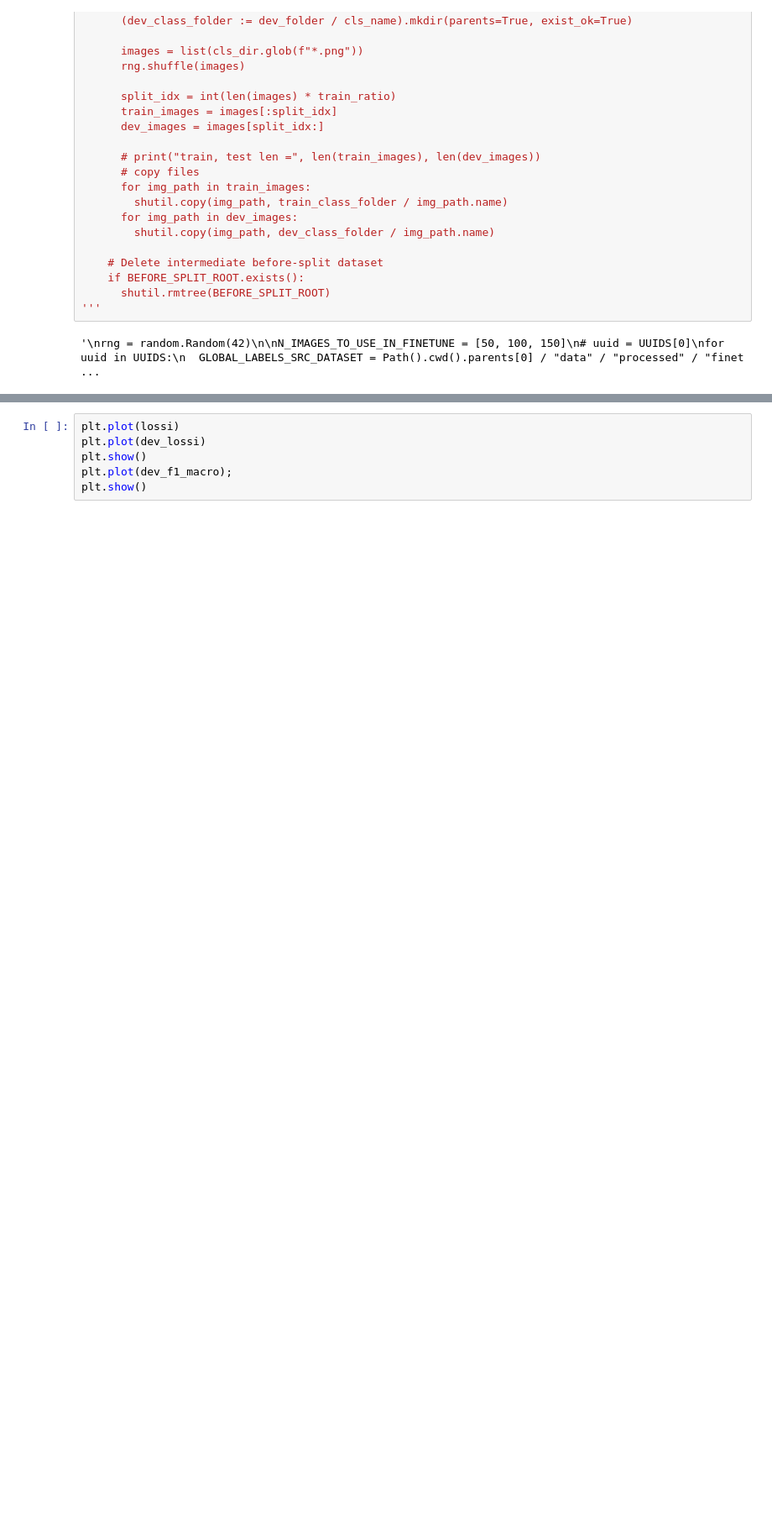
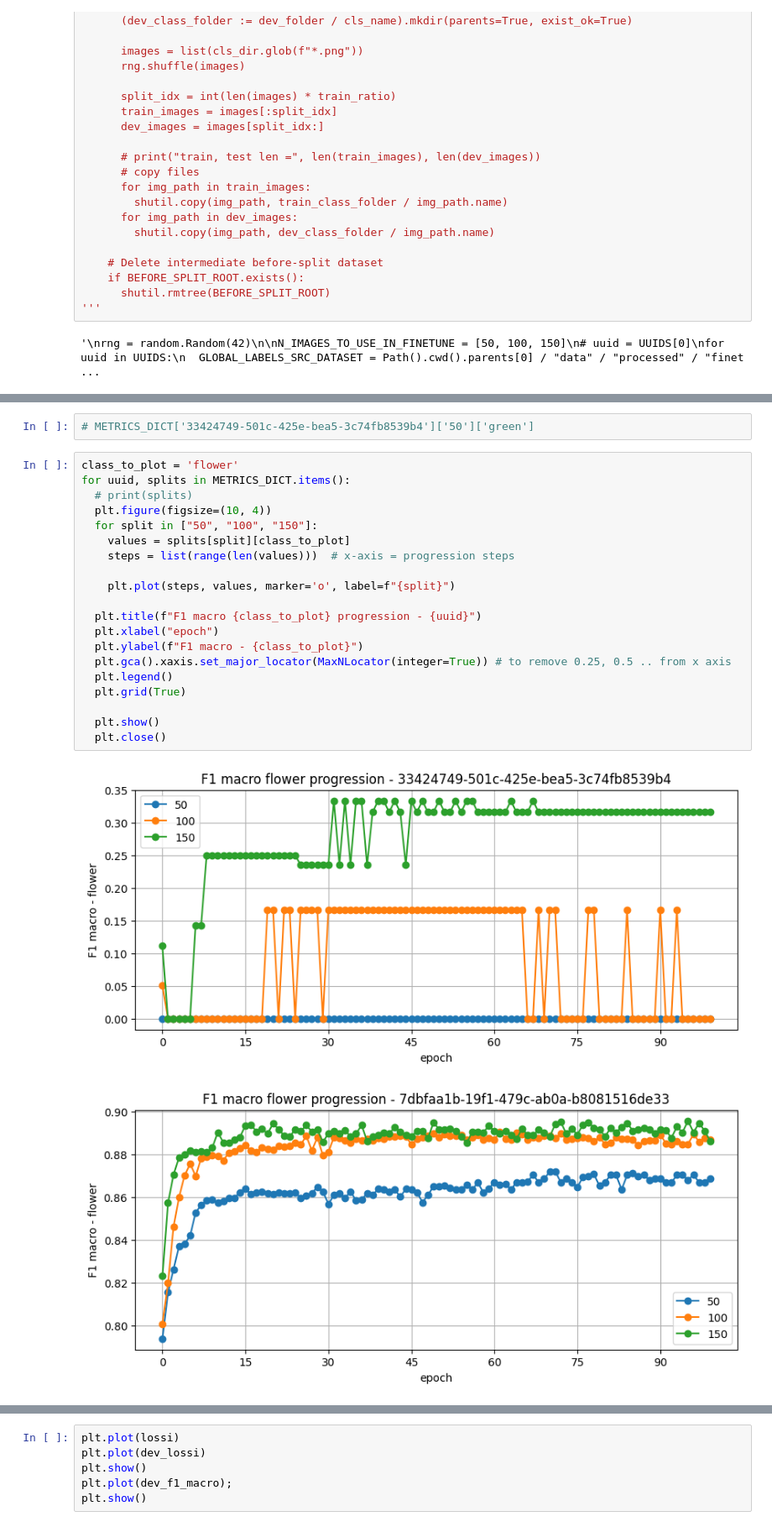
Before and after one commit to kpetrakis-eden/ml-sandbox, a Jupyter notebook: notebooks/finetuning.ipynb, the cells around one changed output, grey strips where cells are left out. Shown at 84% size. Drawn from its saved outputs; the diff is of its cells as text; blank space fills up the shorter version.

```diff
--- a/notebooks/finetuning.ipynb
+++ b/notebooks/finetuning.ipynb
@@ -542,0 +590,25 @@ for uuid, splits in METRICS_DICT.items():
+# %%
+# METRICS_DICT['33424749-501c-425e-bea5-3c74fb8539b4']['50']['green']
+# %%
+class_to_plot = 'flower'
+for uuid, splits in METRICS_DICT.items():
+  # print(splits)
+  plt.figure(figsize=(10, 4))
+  for split in ["50", "100", "150"]:
+    values = splits[split][class_to_plot]
+    steps = list(range(len(values)))  # x-axis = progression steps
+
+    plt.plot(steps, values, marker='o', label=f"{split}")
+
+  plt.title(f"F1 macro {class_to_plot} progression - {uuid}")
+  plt.xlabel("epoch")
+  plt.ylabel(f"F1 macro - {class_to_plot}")
+  plt.gca().xaxis.set_major_locator(MaxNLocator(integer=True)) # to remove 0.25, 0.5 .. from x axis
+  plt.legend()
+  plt.grid(True)
+
+  plt.show()
+  plt.close()
+# %% [output]
+[figure, added]
+[figure, added]
```
Also changed, not shown: parts of 11 cells of this notebook, 2 other files.
